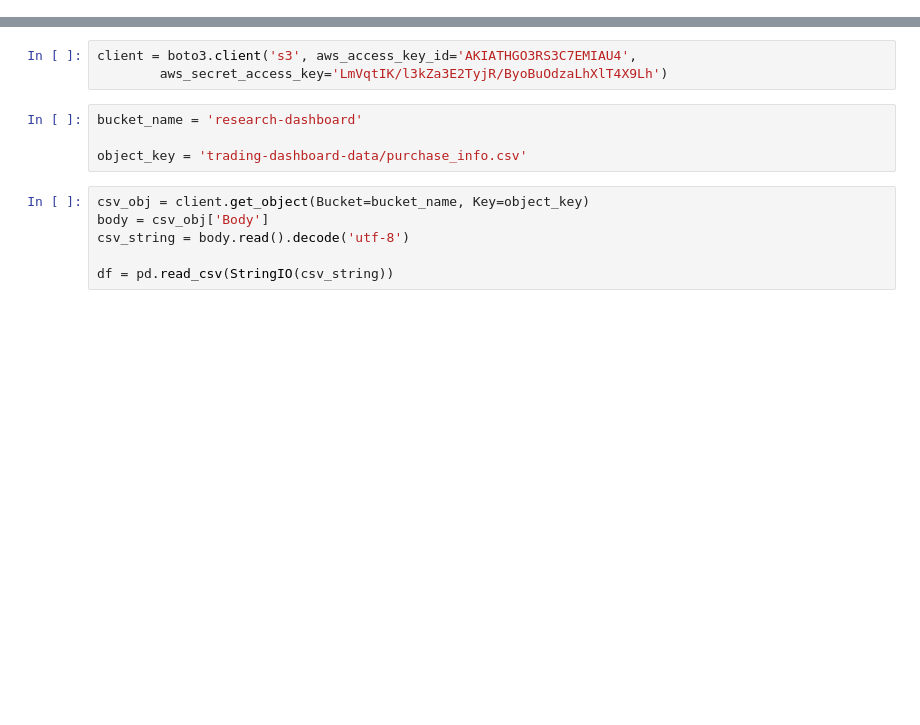
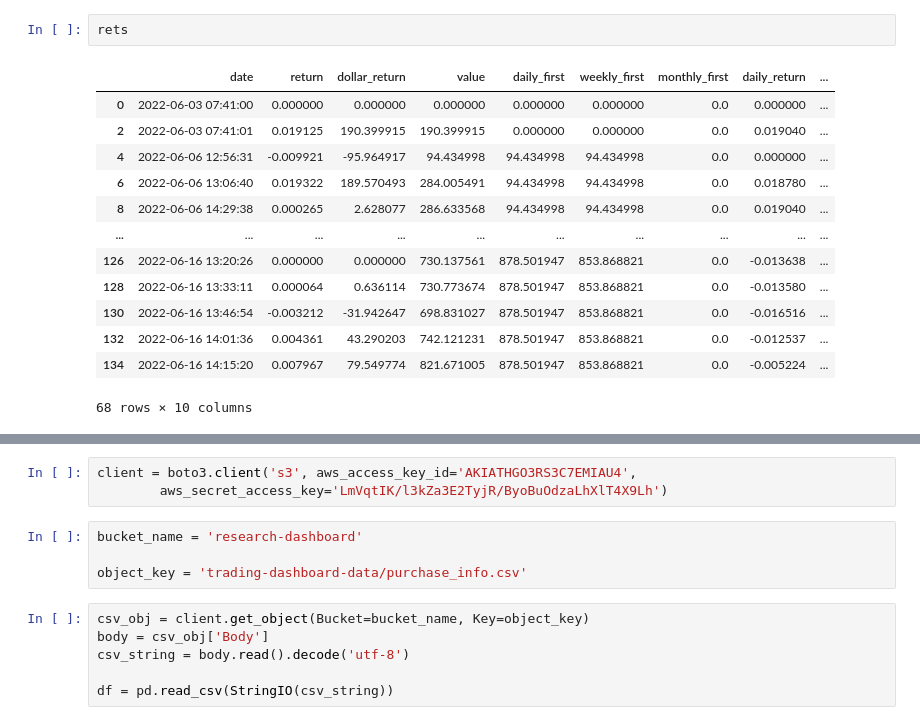
Before and after one commit to TigaJi/algo-trade-dashboard, a Jupyter notebook: DB-Test.ipynb, the cells around one changed output, grey strips where cells are left out. Saved outputs shown, nothing was run; the diff lists cells and outputs as text; blank space fills up the shorter version.

```diff
--- a/DB-Test.ipynb
+++ b/DB-Test.ipynb
@@ -49,0 +98,16 @@ def sync_data():
+# %%
+rets
+# %% [output]
+|  | date | return | dollar_return | value | daily_first | weekly_first | monthly_first | daily_return | ... |
+| 0 | 2022-06-03 07:41:00 | 0.000000 | 0.000000 | 0.000000 | 0.000000 | 0.000000 | 0.0 | 0.000000 | ... |
+| 2 | 2022-06-03 07:41:01 | 0.019125 | 190.399915 | 190.399915 | 0.000000 | 0.000000 | 0.0 | 0.019040 | ... |
+| 4 | 2022-06-06 12:56:31 | -0.009921 | -95.964917 | 94.434998 | 94.434998 | 94.434998 | 0.0 | 0.000000 | ... |
+| 6 | 2022-06-06 13:06:40 | 0.019322 | 189.570493 | 284.005491 | 94.434998 | 94.434998 | 0.0 | 0.018780 | ... |
+| 8 | 2022-06-06 14:29:38 | 0.000265 | 2.628077 | 286.633568 | 94.434998 | 94.434998 | 0.0 | 0.019040 | ... |
+| ... | ... | ... | ... | ... | ... | ... | ... | ... | ... |
+| 126 | 2022-06-16 13:20:26 | 0.000000 | 0.000000 | 730.137561 | 878.501947 | 853.868821 | 0.0 | -0.013638 | ... |
+| 128 | 2022-06-16 13:33:11 | 0.000064 | 0.636114 | 730.773674 | 878.501947 | 853.868821 | 0.0 | -0.013580 | ... |
+| 130 | 2022-06-16 13:46:54 | -0.003212 | -31.942647 | 698.831027 | 878.501947 | 853.868821 | 0.0 | -0.016516 | ... |
+| 132 | 2022-06-16 14:01:36 | 0.004361 | 43.290203 | 742.121231 | 878.501947 | 853.868821 | 0.0 | -0.012537 | ... |
+| 134 | 2022-06-16 14:15:20 | 0.007967 | 79.549774 | 821.671005 | 878.501947 | 853.868821 | 0.0 | -0.005224 | ... |
+68 rows × 10 columns
```
Also changed, not shown: parts of 9 cells of this notebook, 2 other files.
